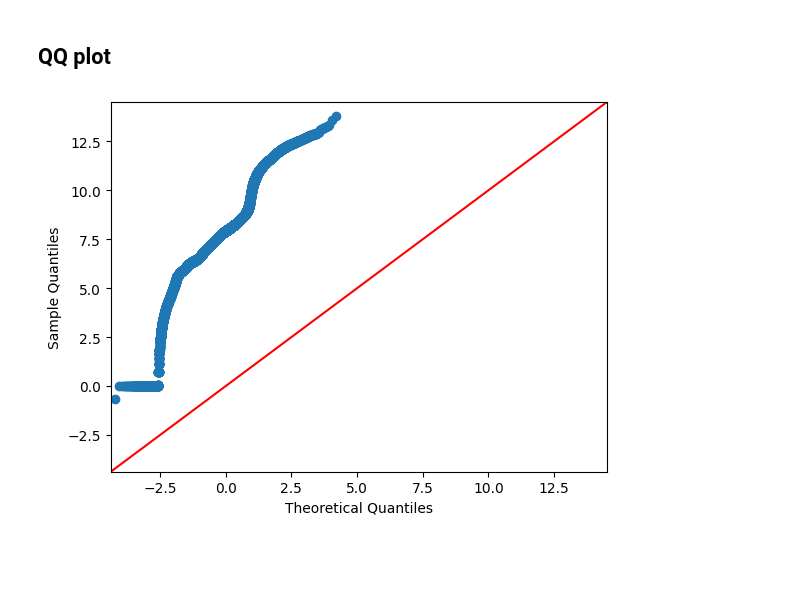
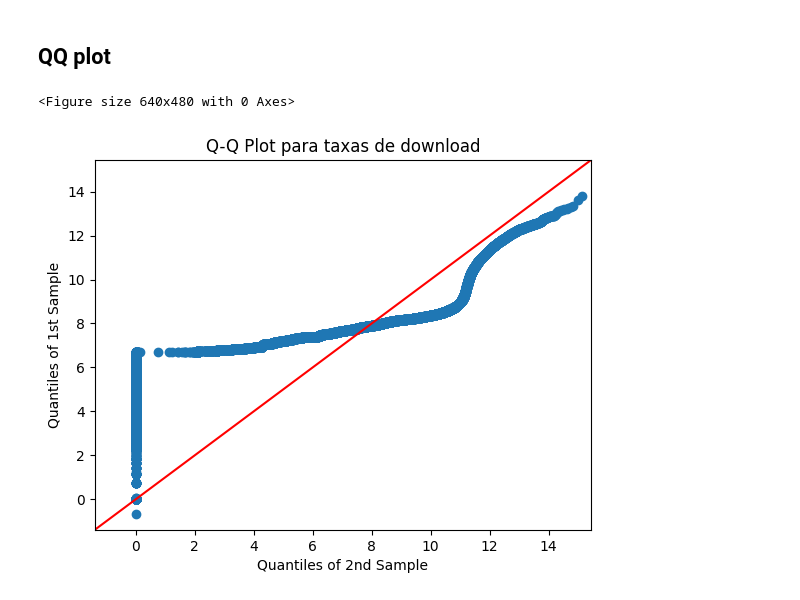
Before and after one commit to VieiraEnzo/TrabProbest, a Jupyter notebook: main.ipynb, the cells around one changed output. Saved outputs shown, nothing was run; the diff lists cells and outputs as text; code cells hidden in the pictures; blank space fills up the shorter version.

```diff
--- a/main.ipynb
+++ b/main.ipynb
@@ -652,7 +652,9 @@ plt.show()
 ## QQ plot
 # %%
 plt.figure()
-sm.qqplot_2samples(smart_up_max.upLog,chrome_up_max.upLog,line = '45')
+sm.qqplot_2samples(chrome_up_max.upLog,smart_up_max.upLog,line = '45')
+plt.title('Q-Q Plot para taxas de download')
 plt.show()
 # %% [output]
+<Figure size 640x480 with 0 Axes>
-[figure, old version]
+[figure, new version]
```
Also changed, not shown: parts of 2 cells of this notebook.
